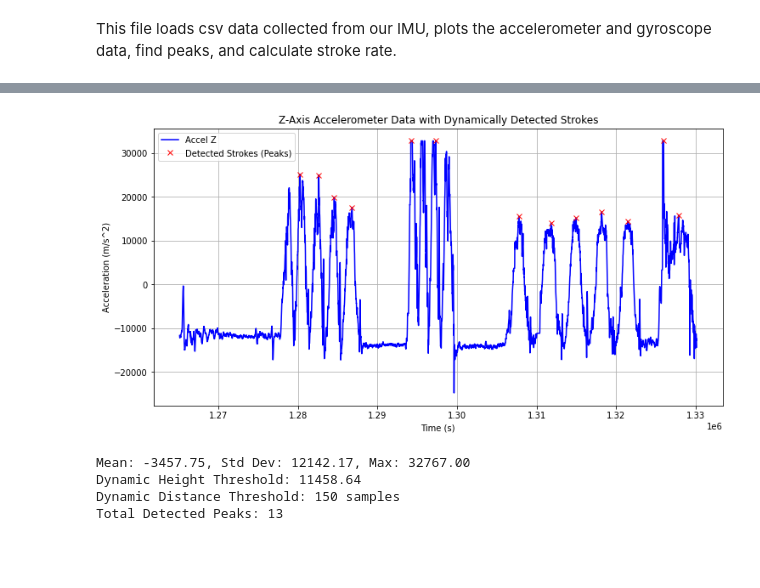
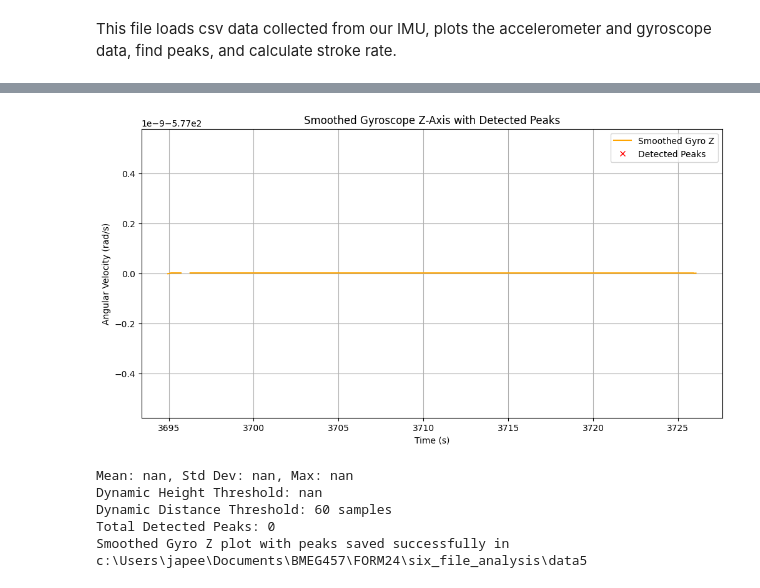
Before and after one commit to IddoSadeh/FORM24, a Jupyter notebook: esp IMU/imuProcess.ipynb, the cells around one changed output, grey strips where cells are left out. Saved outputs shown, nothing was run; the diff lists cells and outputs as text; code cells hidden in the pictures; blank space fills up the shorter version.

```diff
--- a/esp IMU/imuProcess.ipynb
+++ b/esp IMU/imuProcess.ipynb
@@ -3,5 +3,13 @@ This file loads csv data collected from our IMU, plots the accelerometer and gyr
 # %%
 import pandas as pd
 import matplotlib.pyplot as plt
+# %%
+
+# Load the data
+file_path = "../downloaded_files/IMU_6.csv"
+data = pd.read_csv(file_path, on_bad_lines='skip')
+
+# Ignore this
+data_set_temp_string = 'data6'
 # %%
 
@@ -35,9 +40,10 @@ Data preview:
 # %%
 from scipy.signal import savgol_filter
 
+print(len(accel_x))
 # Apply Savitzky-Golay filter twice for extra smoothing
-smoothed_accel_x = savgol_filter(savgol_filter(accel_x, window_length=25, polyorder=2), window_length=25, polyorder=2)
-smoothed_accel_y = savgol_filter(savgol_filter(accel_y, window_length=25, polyorder=2), window_length=25, polyorder=2)
+smoothed_accel_x = savgol_filter(savgol_filter(accel_x, window_length=4, polyorder=2), window_length=4, polyorder=2)
+smoothed_accel_y = savgol_filter(savgol_filter(accel_y, window_length=25, polyorder=2), window_length=22, polyorder=2)
 smoothed_accel_z = savgol_filter(savgol_filter(accel_z, window_length=25, polyorder=2), window_length=25, polyorder=2)
 smoothed_gyro_x = savgol_filter(savgol_filter(gyro_x, window_length=25, polyorder=2), window_length=25, polyorder=2)
 smoothed_gyro_y = savgol_filter(savgol_filter(gyro_y, window_length=25, polyorder=2), window_length=25, polyorder=2)
@@ -45,6 +53,7 @@ smoothed_gyro_z = savgol_filter(savgol_filter(gyro_z, window_length=25, polyorde
 # %%
-# Adjust timestamps to match the length of smoothed data
-adjusted_timestamps = timestamps[:len(smoothed_accel_x)]  # All smoothed arrays have the same length
+# Adjust timestamps to match the length of smoothed data and convert to seconds
+adjusted_timestamps = timestamps[:len(smoothed_accel_x)] / 1000
+
 
 # Now, use adjusted_timestamps in the plots
 plt.figure()
@@ -110,52 +183,62 @@ plt.show()
 # %%
 from scipy.signal import find_peaks
 import numpy as np
+import matplotlib.pyplot as plt
+import os
 
-# Extract Z-axis data
-timestamps = data['Time']
-accel_z = data['AccelZ']
+# Use adjusted timestamps and smoothed gyro data
+timestamps = np.array(adjusted_timestamps) # Ensure timestamps are NumPy array
+gyro_z = np.array(smoothed_gyro_z)  # Use smoothed gyro Z data
 
 # Calculate dynamic thresholds
-mean_value = np.mean(accel_z)
-std_dev = np.std(accel_z)
-max_value = np.max(accel_z)
+mean_value = np.mean(gyro_z)
+std_dev = np.std(gyro_z)
+max_value = np.max(gyro_z)
 
 # Dynamically set the 'height' threshold based on mean and standard deviation
-height_threshold = 0.9 * mean_value +  1.2 * std_dev
+height_threshold = 0.9 * mean_value + 1.2 * std_dev
 
 # Dynamically set the 'distance' between peaks (based on sampling rate or data characteristics)
-sampling_rate = 30  # Assuming data is collected at 30
-distance_threshold = int(sampling_rate * 5) # peaks can't be within this distance_threshold.
-
-#TODO: This metric as well as height threshold will need to be adjusted as we get some real swimming data
+sampling_rate = 30  # Assuming data is collected at 30Hz
+distance_threshold = int(sampling_rate * 2)  # Peaks can't be within this distance threshold.
 
 # Detect peaks
 peaks, properties = find_peaks(
-    accel_z,
+    gyro_z,
     height=height_threshold,  # Minimum height
     distance=distance_threshold,  # Minimum distance between peaks
-    prominence=0.5 * std_dev  # Optional: Require significant prominence
+    prominence=0.5 * std_dev
 )
 
-# Plot the Z-axis data with detected peaks
+# Plot smoothed gyro Z data with detected peaks
 plt.figure(figsize=(12, 6))
-plt.plot(timestamps, accel_z, label='Accel Z', color='blue')
-plt.plot(timestamps[peaks], accel_z[peaks], 'rx', label='Detected Strokes (Peaks)')
-plt.title('Z-Axis Accelerometer Data with Dynamically Detected Strokes')
+plt.plot(timestamps, gyro_z, label='Smoothed Gyro Z', color='orange')
+plt.plot(timestamps[peaks], gyro_z[peaks], 'rx', label='Detected Peaks')
+plt.title('Smoothed Gyroscope Z-Axis with Detected Peaks')
 plt.xlabel('Time (s)')
-plt.ylabel('Acceleration (m/s^2)')
+plt.ylabel('Angular Velocity (rad/s)')
 plt.legend()
 plt.grid(True)
+
+# Display the plot
 plt.show()
 
-# Print the dynamic parameters for debugging
+# Save the plot
+save_path = os.path.join(os.path.dirname(os.getcwd()), "six_file_analysis", data_set_temp_string)
+os.makedirs(save_path, exist_ok=True)
+plt.savefig(os.path.join(save_path, "Smoothed_Gyro_Z_Peaks.png"))
+plt.close()
+
+# Print debugging info
 print(f"Mean: {mean_value:.2f}, Std Dev: {std_dev:.2f}, Max: {max_value:.2f}")
 print(f"Dynamic Height Threshold: {height_threshold:.2f}")
 print(f"Dynamic Distance Threshold: {distance_threshold} samples")
 print(f"Total Detected Peaks: {len(peaks)}")
+print(f"Smoothed Gyro Z plot with peaks saved successfully in {save_path}")
 # %% [output]
-[figure, old version]
+[figure, new version]
-Mean: -3457.75, Std Dev: 12142.17, Max: 32767.00
-Dynamic Height Threshold: 11458.64
-Dynamic Distance Threshold: 150 samples
-Total Detected Peaks: 13
+Mean: nan, Std Dev: nan, Max: nan
+Dynamic Height Threshold: nan
+Dynamic Distance Threshold: 60 samples
+Total Detected Peaks: 0
+Smoothed Gyro Z plot with peaks saved successfully in c:\Users\japee\Documents\BMEG457\FORM24\six_file_analysis\data5
```
Also changed, not shown: parts of 8 cells of this notebook, 59 other files.
